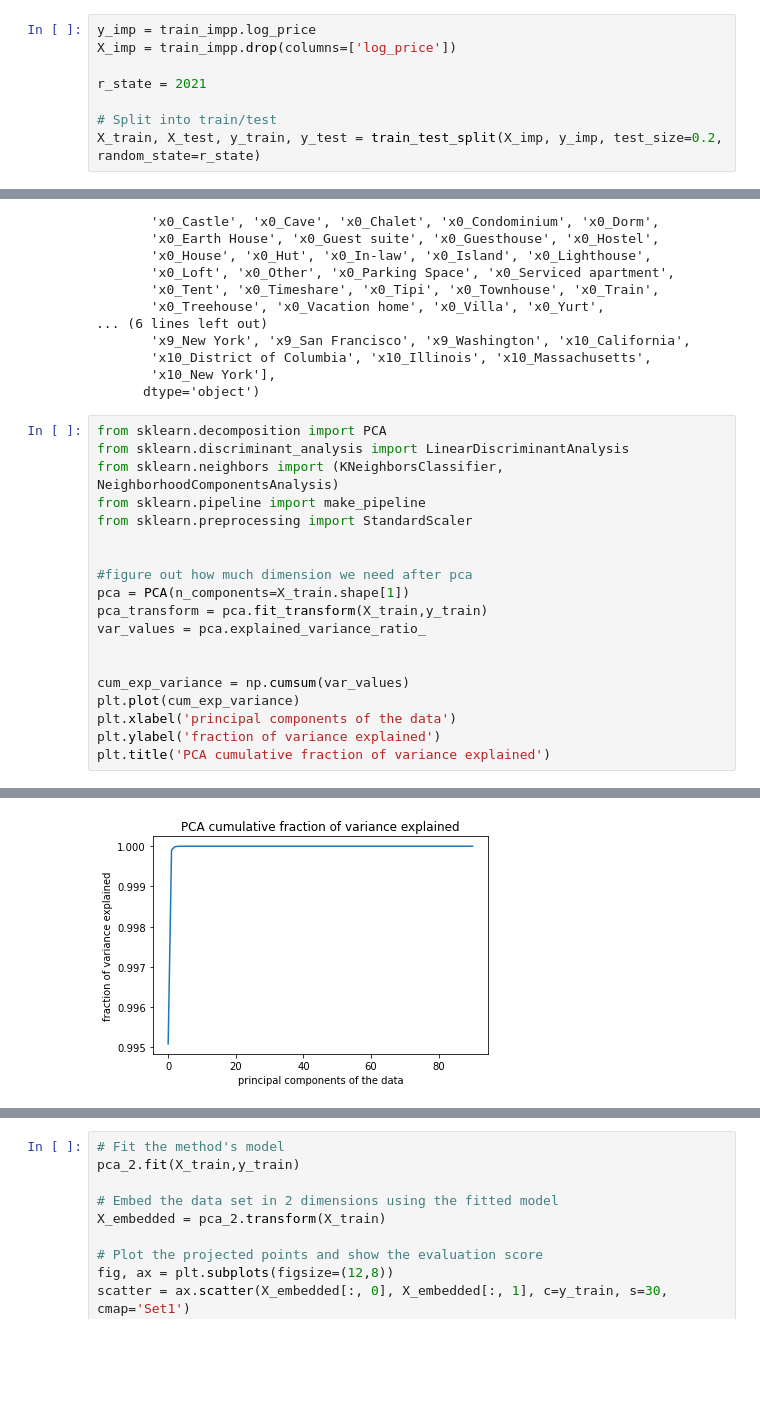
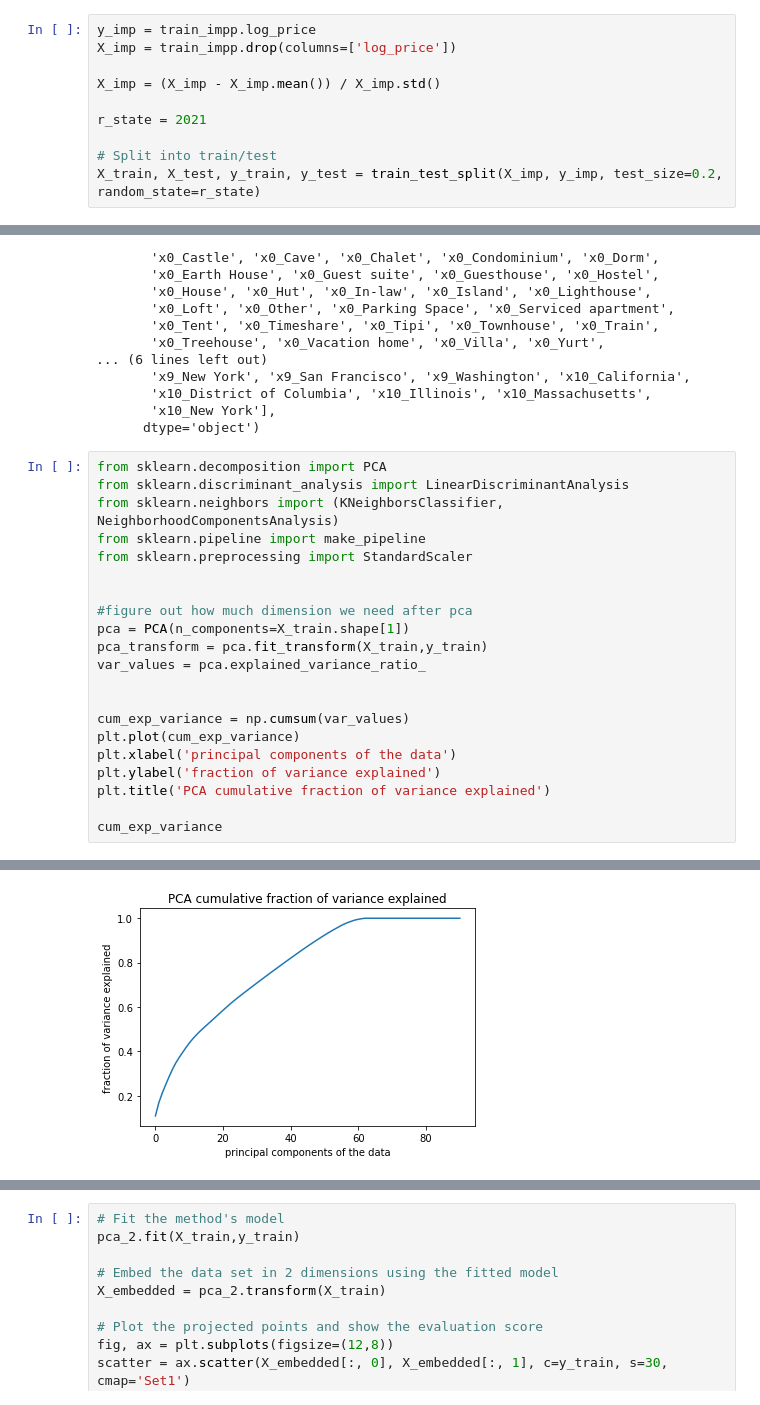
Before and after one commit to nikhil-bhargava/ids-705-final-project, a Jupyter notebook: notebooks/One hot encoding and dimension reduction.ipynb, the cells around one changed output, grey strips where cells are left out. Cells and saved outputs as stored; diff of their text form; blank space fills up the shorter version.

```diff
--- a/notebooks/One hot encoding and dimension reduction.ipynb
+++ b/notebooks/One hot encoding and dimension reduction.ipynb
@@ -126,6 +126,8 @@ train_impp.drop(columns=['Unnamed: 0','id'], inplace=True)
 # %%
 y_imp = train_impp.log_price
 X_imp = train_impp.drop(columns=['log_price'])
+
+X_imp = (X_imp - X_imp.mean()) / X_imp.std()
 
 r_state = 2021
 
@@ -170,4 +172,6 @@ plt.plot(cum_exp_variance)
 plt.xlabel('principal components of the data')
 plt.ylabel('fraction of variance explained')
 plt.title('PCA cumulative fraction of variance explained')
+
+cum_exp_variance
 # %% [output]
@@ -175,4 +197,4 @@ Text(0.5, 1.0, 'PCA cumulative fraction of variance explained')
-[figure, old version]
+[figure, new version]
 # %%
 # Reduce dimension to 2/5/15 with PCA
 pca_2 = make_pipeline(StandardScaler(), PCA(n_components=2, random_state=r_state))
```
Also changed, not shown: parts of 5 cells of this notebook.
